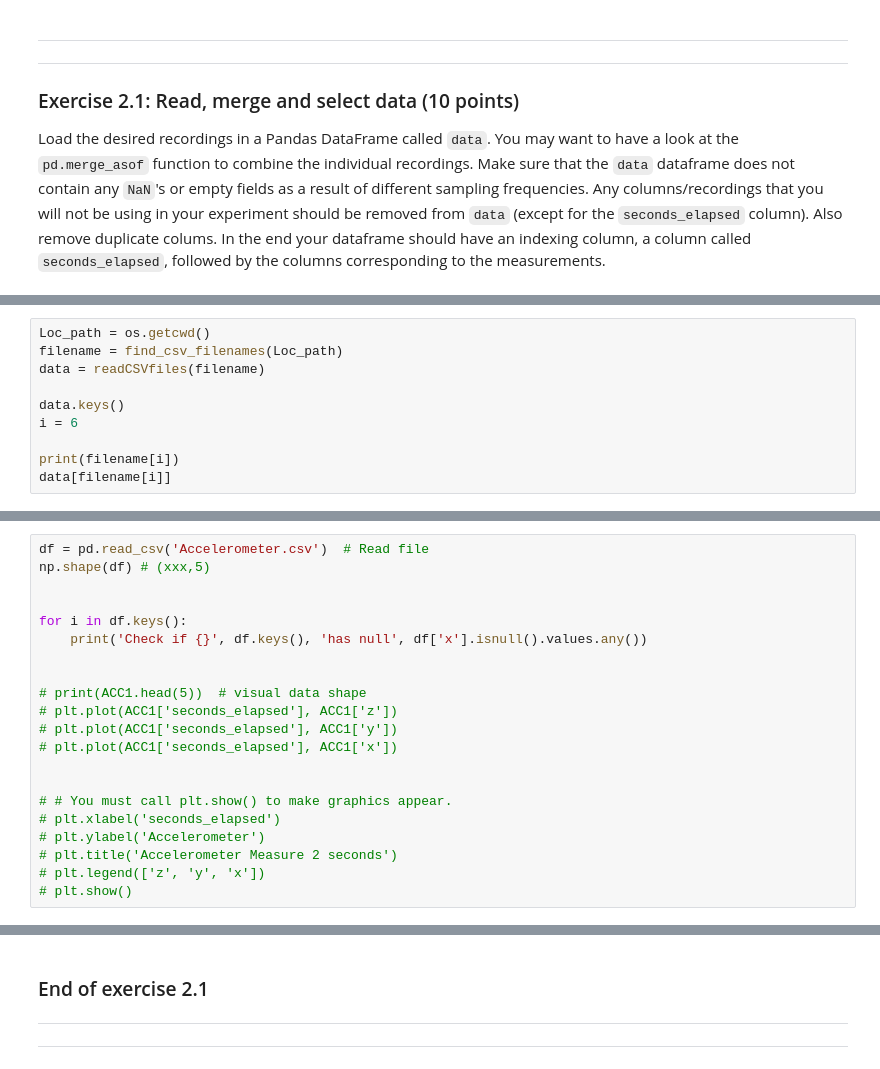
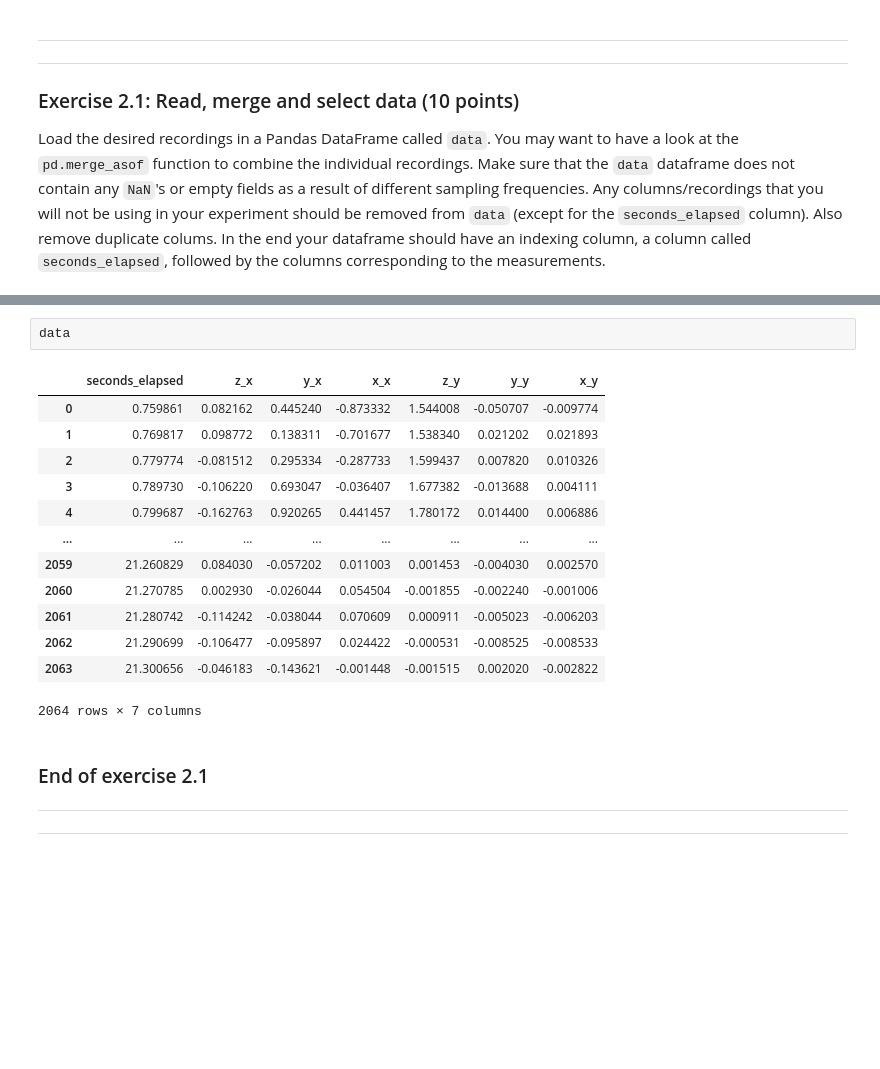
Before and after one commit to Lynch1206/5ARB0_1_1, a Jupyter notebook: activitydetector-template.ipynb, the cells around one changed output, grey strips where cells are left out. Cells and saved outputs as stored; diff of their text form; blank space fills up the shorter version.

```diff
--- a/activitydetector-template.ipynb
+++ b/activitydetector-template.ipynb
@@ -73,10 +49,0 @@ def readCSVfiles(filenames):
-# %%
-Loc_path = os.getcwd()
-filename = find_csv_filenames(Loc_path)
-data = readCSVfiles(filename)
-
-data.keys()
-i = 6
-
-print(filename[i])
-data[filename[i]]
@@ -98,21 +49,0 @@ Orientation.csv
-# %%
-df = pd.read_csv('Accelerometer.csv')  # Read file
-np.shape(df) # (xxx,5)
-
-
-for i in df.keys():
-    print('Check if {}', df.keys(), 'has null', df['x'].isnull().values.any())
-
-
-# print(ACC1.head(5))  # visual data shape
-# plt.plot(ACC1['seconds_elapsed'], ACC1['z'])
-# plt.plot(ACC1['seconds_elapsed'], ACC1['y'])
-# plt.plot(ACC1['seconds_elapsed'], ACC1['x'])
-
-
-# # You must call plt.show() to make graphics appear.
-# plt.xlabel('seconds_elapsed')
-# plt.ylabel('Accelerometer')
-# plt.title('Accelerometer Measure 2 seconds')
-# plt.legend(['z', 'y', 'x'])
-# plt.show()
@@ -125,3 +172,19 @@ Check if {} Index(['time', 'seconds_elapsed', 'z', 'y', 'x'], dtype='object') ha
+# %%
+data
+# %% [output]
+|  | seconds_elapsed | z_x | y_x | x_x | z_y | y_y | x_y |
+| 0 | 0.759861 | 0.082162 | 0.445240 | -0.873332 | 1.544008 | -0.050707 | -0.009774 |
+| 1 | 0.769817 | 0.098772 | 0.138311 | -0.701677 | 1.538340 | 0.021202 | 0.021893 |
+| 2 | 0.779774 | -0.081512 | 0.295334 | -0.287733 | 1.599437 | 0.007820 | 0.010326 |
+| 3 | 0.789730 | -0.106220 | 0.693047 | -0.036407 | 1.677382 | -0.013688 | 0.004111 |
+| 4 | 0.799687 | -0.162763 | 0.920265 | 0.441457 | 1.780172 | 0.014400 | 0.006886 |
+| ... | ... | ... | ... | ... | ... | ... | ... |
+| 2059 | 21.260829 | 0.084030 | -0.057202 | 0.011003 | 0.001453 | -0.004030 | 0.002570 |
+| 2060 | 21.270785 | 0.002930 | -0.026044 | 0.054504 | -0.001855 | -0.002240 | -0.001006 |
+| 2061 | 21.280742 | -0.114242 | -0.038044 | 0.070609 | 0.000911 | -0.005023 | -0.006203 |
+| 2062 | 21.290699 | -0.106477 | -0.095897 | 0.024422 | -0.000531 | -0.008525 | -0.008533 |
+| 2063 | 21.300656 | -0.046183 | -0.143621 | -0.001448 | -0.001515 | 0.002020 | -0.002822 |
+2064 rows × 7 columns
 # %% [markdown]
 ### End of exercise 2.1
 ---
```
Also changed, not shown: parts of 8 cells of this notebook, 12 other files.
